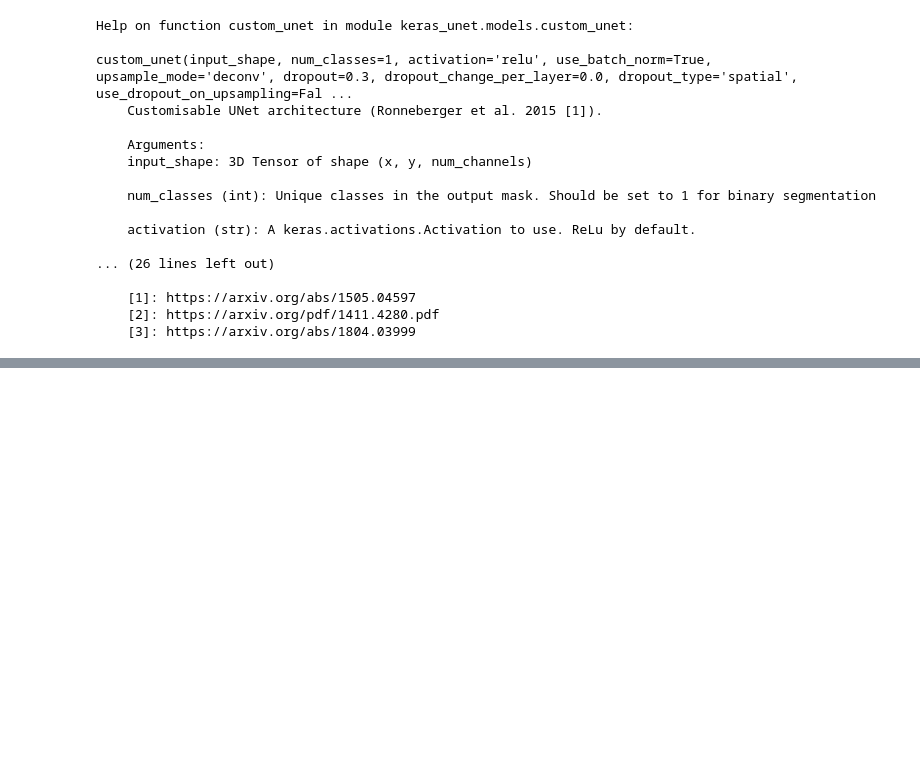
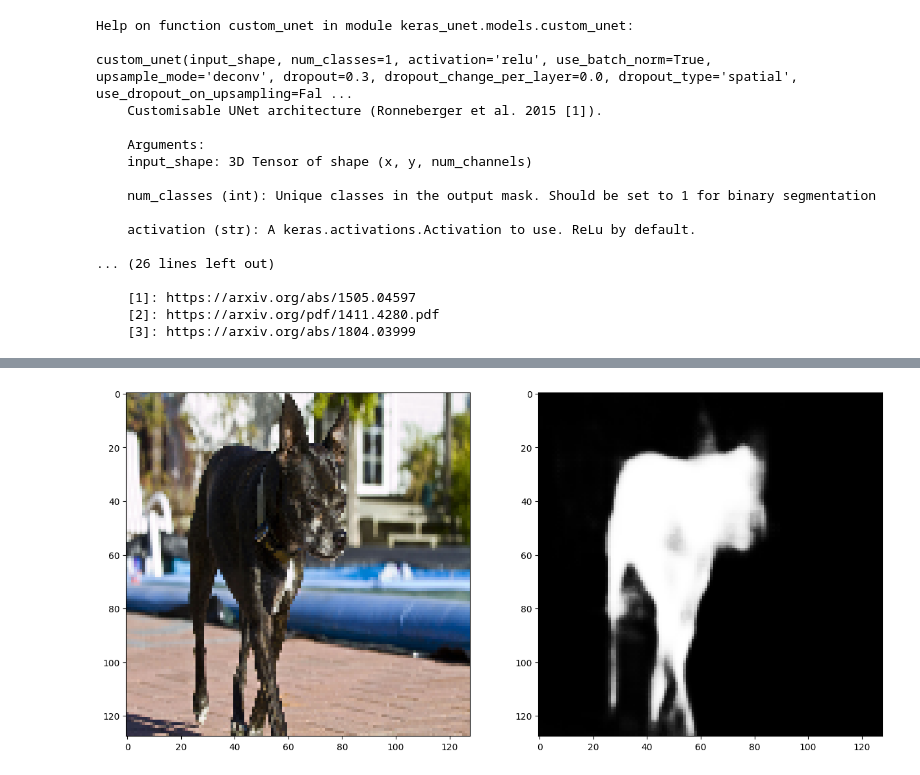
Before and after one commit to joony0512/Deep_Learning_Class, a Jupyter notebook: Part6/P6_Ch01_CH03_05.ipynb, the cells around one changed output, grey strips where cells are left out. Drawn from its saved outputs; the diff is of its cells as text; code cells hidden in the pictures; blank space fills up the shorter version.

```diff
--- a/Part6/P6_Ch01_CH03_05.ipynb
+++ b/Part6/P6_Ch01_CH03_05.ipynb
@@ -302,8 +327,12 @@ preds = model.predict(image)
 # %%
 import random
 idx = random.choices(range(len(preds)))
 plt.figure(figsize = (15,15))
 plt.subplot(1,2,1)
-plt.imshow(image[idx, ...])
+plt.imshow(image[idx, ...][0])
 plt.subplot(1,2,2)
-plt.imshow(preds[idx, ...,0], cmap = 'gray')
+plt.imshow(preds[idx, ...][0], cmap = 'gray')
+
+plt.show()
+# %% [output]
+[figure, added]
```
Also changed, not shown: parts of 5 cells of this notebook.
